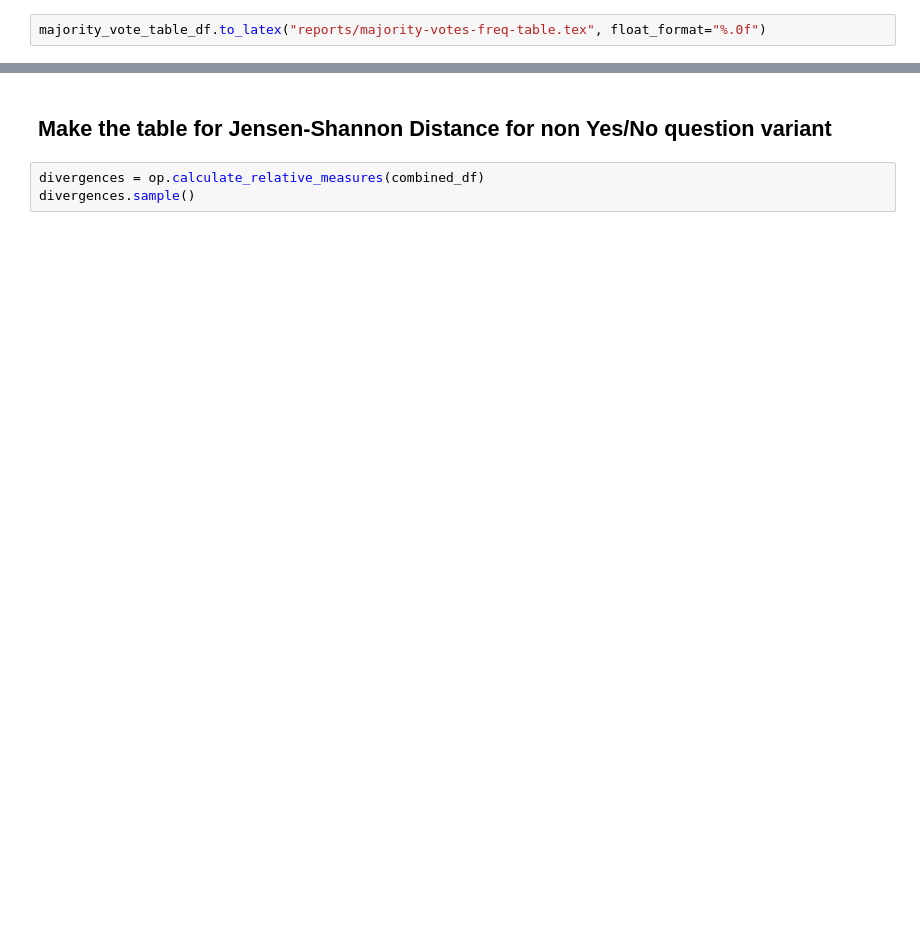
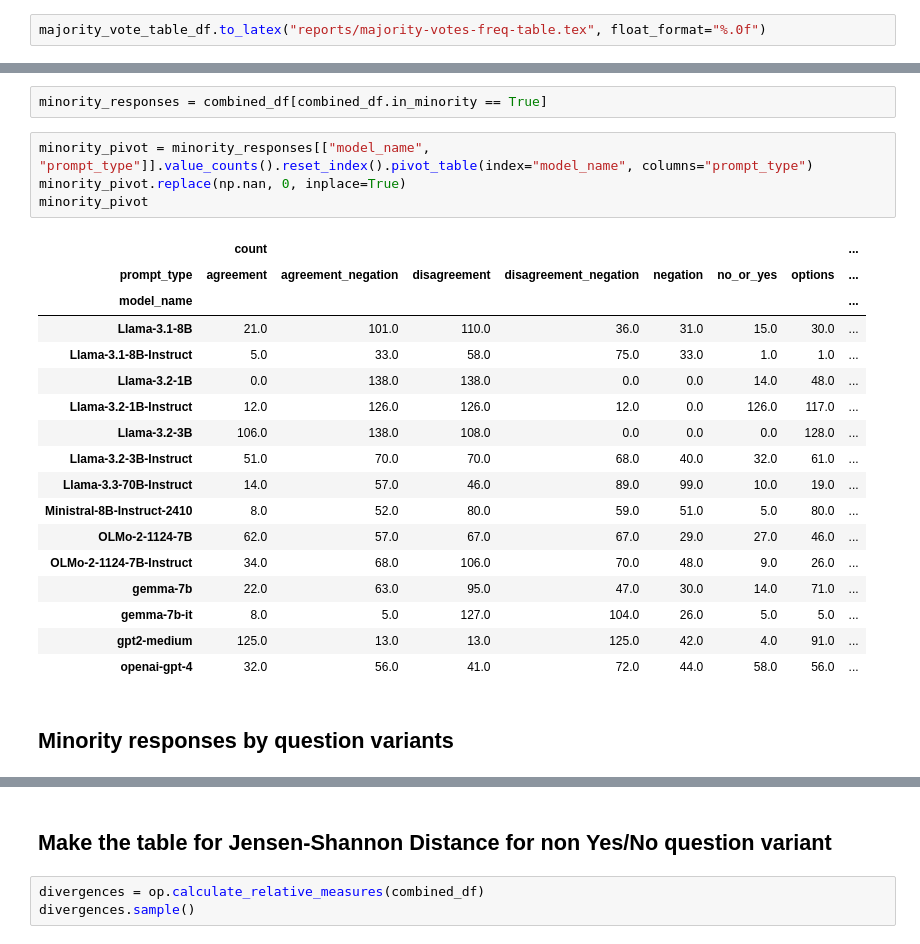
Before and after one commit to bwaldon/llms-legal-interp, a Jupyter notebook: analysis-robustness.ipynb, the cells around one changed output, grey strips where cells are left out. Saved outputs shown, nothing was run; the diff lists cells and outputs as text; blank space fills up the shorter version.

```diff
--- a/analysis-robustness.ipynb
+++ b/analysis-robustness.ipynb
@@ -189,0 +214,26 @@ majority_vote_table_df.to_latex("reports/majority-votes-freq-table.tex", float_f
+# %%
+minority_responses = combined_df[combined_df.in_minority == True]
+# %%
+minority_pivot = minority_responses[["model_name", "prompt_type"]].value_counts().reset_index().pivot_table(index="model_name", columns="prompt_type")
+minority_pivot.replace(np.nan, 0, inplace=True)
+minority_pivot
+# %% [output]
+|  | count |  |  |  |  |  |  | ... |
+| prompt_type | agreement | agreement_negation | disagreement | disagreement_negation | negation | no_or_yes | options | ... |
+| model_name |  |  |  |  |  |  |  | ... |
+| Llama-3.1-8B | 21.0 | 101.0 | 110.0 | 36.0 | 31.0 | 15.0 | 30.0 | ... |
+| Llama-3.1-8B-Instruct | 5.0 | 33.0 | 58.0 | 75.0 | 33.0 | 1.0 | 1.0 | ... |
+| Llama-3.2-1B | 0.0 | 138.0 | 138.0 | 0.0 | 0.0 | 14.0 | 48.0 | ... |
+| Llama-3.2-1B-Instruct | 12.0 | 126.0 | 126.0 | 12.0 | 0.0 | 126.0 | 117.0 | ... |
+| Llama-3.2-3B | 106.0 | 138.0 | 108.0 | 0.0 | 0.0 | 0.0 | 128.0 | ... |
+| Llama-3.2-3B-Instruct | 51.0 | 70.0 | 70.0 | 68.0 | 40.0 | 32.0 | 61.0 | ... |
+| Llama-3.3-70B-Instruct | 14.0 | 57.0 | 46.0 | 89.0 | 99.0 | 10.0 | 19.0 | ... |
+| Ministral-8B-Instruct-2410 | 8.0 | 52.0 | 80.0 | 59.0 | 51.0 | 5.0 | 80.0 | ... |
+| OLMo-2-1124-7B | 62.0 | 57.0 | 67.0 | 67.0 | 29.0 | 27.0 | 46.0 | ... |
+| OLMo-2-1124-7B-Instruct | 34.0 | 68.0 | 106.0 | 70.0 | 48.0 | 9.0 | 26.0 | ... |
+| gemma-7b | 22.0 | 63.0 | 95.0 | 47.0 | 30.0 | 14.0 | 71.0 | ... |
+| gemma-7b-it | 8.0 | 5.0 | 127.0 | 104.0 | 26.0 | 5.0 | 5.0 | ... |
+| gpt2-medium | 125.0 | 13.0 | 13.0 | 125.0 | 42.0 | 4.0 | 91.0 | ... |
+| openai-gpt-4 | 32.0 | 56.0 | 41.0 | 72.0 | 44.0 | 58.0 | 56.0 | ... |
+# %% [markdown]
+## Minority responses by question variants
```
Also changed, not shown: parts of 17 cells of this notebook, 20 other files.
